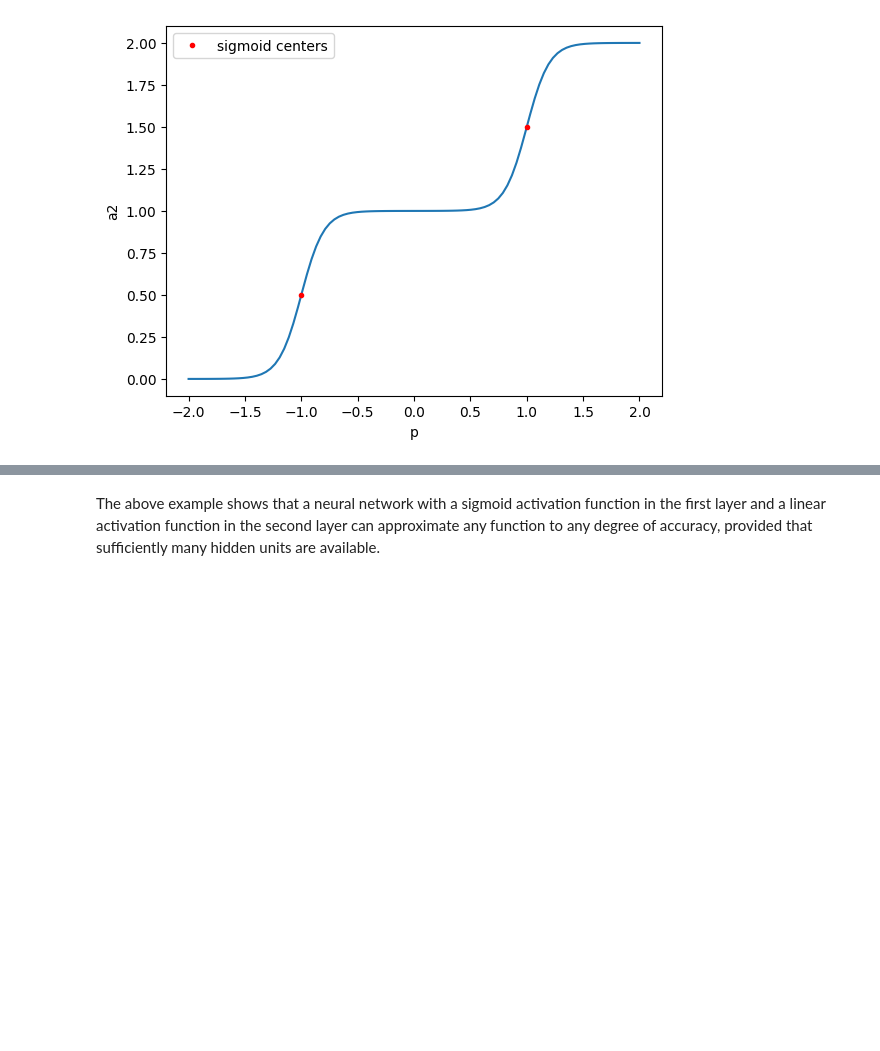
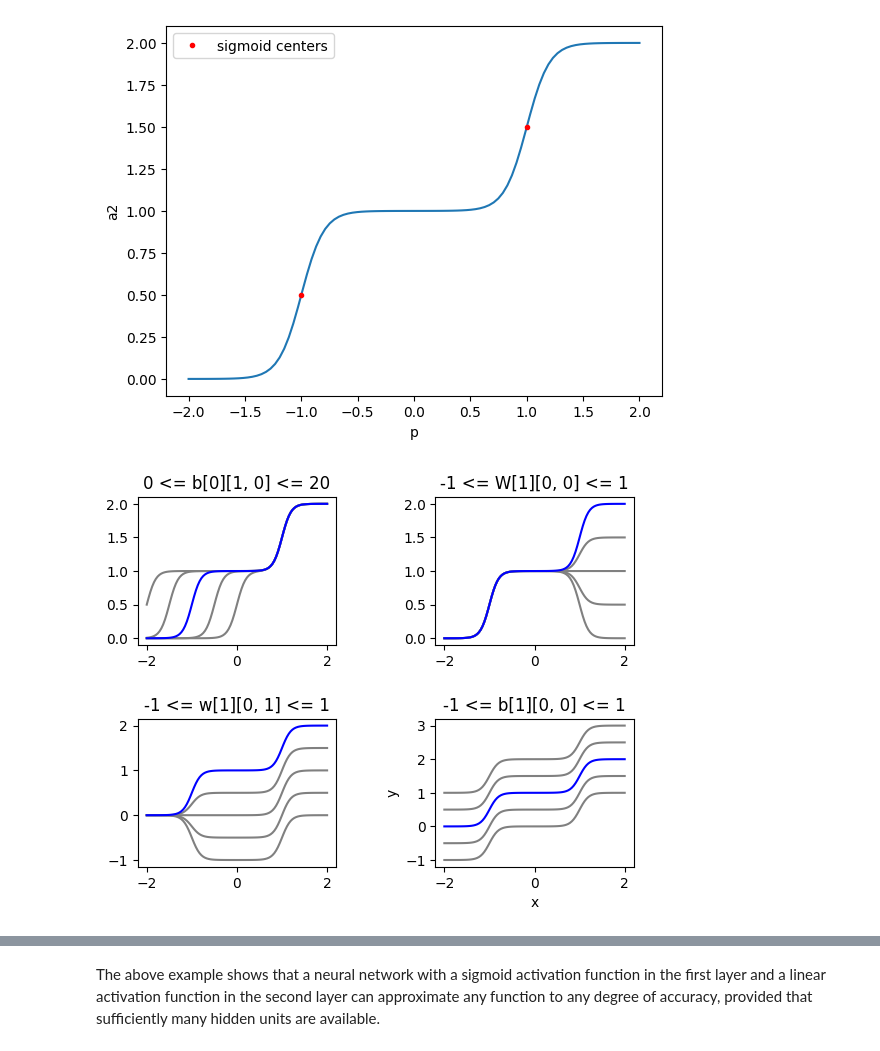
Before and after one commit to Thoalfeqar-gata/Neural-Networks-Master-Degree, a Jupyter notebook: Lecture 1.ipynb, the cells around one changed output, grey strips where cells are left out. Cells and saved outputs as stored; diff of their text form; code cells hidden in the pictures; blank space fills up the shorter version.

Commit message:
Finshed the example of varying the neural network parameters to approximate any function

```diff
--- a/Lecture 1.ipynb
+++ b/Lecture 1.ipynb
@@ -39,6 +39,87 @@ plt.legend(loc = 'best')
 plt.show()
 # %% [output]
 [figure]
+# %%
+# implementing the effect of parameter changes on network response
+# using the built class
+from utilities import NeuralNetwork
+
+network0 = NeuralNetwork([1, 2, 1], ['sigmoid', 'linear'])
+#nominal parameters
+network0.W[0] = np.array([[10.0], [10.0]])
+network0.b[0] = np.array([[-10.0], [10.0]])
+network0.W[1] = np.array([[1.0, 1.0]])
+network0.b[1] = np.array([[0.0]])
+
+p = np.linspace(-2, 2, 100)
+nominal_response = network0.predict(p.reshape(1, -1))[0]
+
+#Varying the parameters
+
+#Varying the second bias in the first layer
+bias_layer_1_2_predictions = []
+for b in [0, 5, 15, 20]:
+    network0.b[0][1, 0] = b #change the second bias term in the first layer
+    bias_layer_1_2_predictions.append(network0.predict(p.reshape(1, -1))[0])
+
+network0.b[0][1, 0] = 10 #reset to the original value
+
+#Varying the first weight in the second layer
+weight_layer_2_1_predictions = []
+for w in [-1, -0.5, 0, 0.5]:
+    network0.W[1][0, 0] = w
+    weight_layer_2_1_predictions.append(network0.predict(p.reshape(1, -1))[0])
+
+network0.W[1][0, 0] = 1 #reset
+
+#Varying the second weight in the second layer
+weight_layer_2_2_predictions = []
+for w in [-1, -0.5, 0, 0.5]:
+    network0.W[1][0, 1] = w
+    weight_layer_2_2_predictions.append(network0.predict(p.reshape(1, -1))[0])
+
+network0.W[1][0, 1] = 1 #reset
+
+#Varying the bias in the second layer
+bias_layer_2_predictions = []
+for b in [-1, -0.5, 0.5, 1]:
+    network0.b[1][0, 0] = b
+    bias_layer_2_predictions.append(network0.predict(p.reshape(1, -1))[0])
+
+network0.b[1][0, 0] = 0 #reset
+
+grey = (0.5, 0.5, 0.5)
+plt.subplots_adjust(hspace = 0.5, wspace = 0.5)
+plt.subplot(2, 2, 1)
+plt.title('0 <= b[0][1, 0] <= 20')
+for i in range(len(bias_layer_1_2_predictions)):
+    plt.plot(p, bias_layer_1_2_predictions[i], color = grey)
+plt.plot(p, nominal_response, 'b-')
+
+plt.subplot(2, 2, 2)
+plt.title('-1 <= W[1][0, 0] <= 1')
+for i in range(len(weight_layer_2_1_predictions)):
+    plt.plot(p, weight_layer_2_1_predictions[i], color = grey)
+
+plt.plot(p, nominal_response, 'b-')
+
+plt.subplot(2, 2, 3)
+plt.title('-1 <= w[1][0, 1] <= 1')
+for i in range(len(weight_layer_2_2_predictions)):
+    plt.plot(p, weight_layer_2_2_predictions[i], color = grey)
+plt.plot(p, nominal_response, 'b-')
+
+plt.subplot(2, 2, 4)
+plt.title('-1 <= b[1][0, 0] <= 1')
+for i in range(len(bias_layer_2_predictions)):
+    plt.plot(p, bias_layer_2_predictions[i], color = grey)
+plt.plot(p, nominal_response, 'b-')
+
+plt.xlabel('x')
+plt.ylabel('y')
+plt.show()
+# %% [output]
+[figure, added]
 # %% [markdown]
 ![image.png](attachment:image.png)
 # %% [markdown]
```
Also changed, not shown: parts of 1 cell of this notebook, 1 other file.
